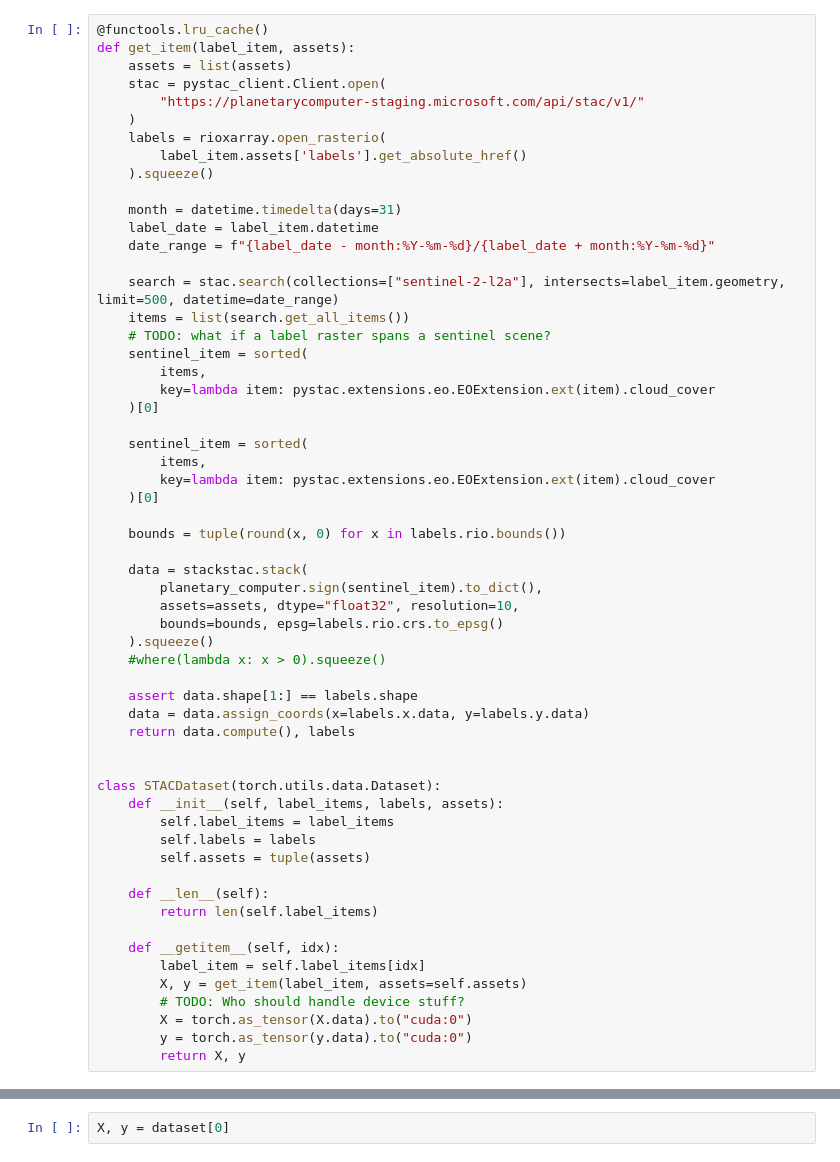
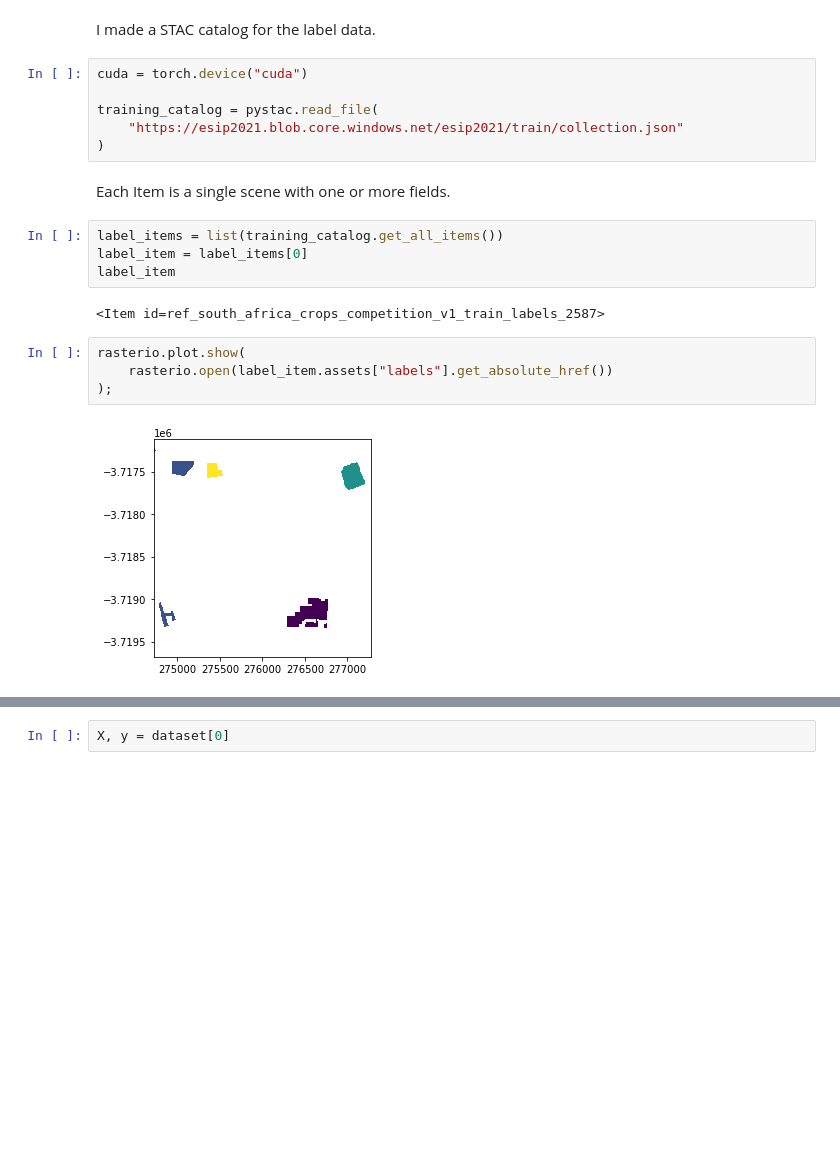
Before and after one commit to TomAugspurger/esip-summer-2021-geospatial-ml, a Jupyter notebook: dataset.ipynb, the cells around one changed output, grey strips where cells are left out. Cells and saved outputs as stored; diff of their text form; blank space fills up the shorter version.

```diff
--- a/dataset.ipynb
+++ b/dataset.ipynb
@@ -35,58 +20,22 @@ labels
-# %%
-@functools.lru_cache()
-def get_item(label_item, assets):
-    assets = list(assets)
-    stac = pystac_client.Client.open(
-        "https://planetarycomputer-staging.microsoft.com/api/stac/v1/"
-    )
-    labels = rioxarray.open_rasterio(
-        label_item.assets['labels'].get_absolute_href()
-    ).squeeze()
-
-    month = datetime.timedelta(days=31)
-    label_date = label_item.datetime
-    date_range = f"{label_date - month:%Y-%m-%d}/{label_date + month:%Y-%m-%d}"
-
-    search = stac.search(collections=["sentinel-2-l2a"], intersects=label_item.geometry, limit=500, datetime=date_range)
-    items = list(search.get_all_items())
-    # TODO: what if a label raster spans a sentinel scene?
-    sentinel_item = sorted(
-        items,
-        key=lambda item: pystac.extensions.eo.EOExtension.ext(item).cloud_cover
-    )[0]
-
-    sentinel_item = sorted(
-        items,
-        key=lambda item: pystac.extensions.eo.EOExtension.ext(item).cloud_cover
-    )[0]
-
-    bounds = tuple(round(x, 0) for x in labels.rio.bounds())
-
-    data = stackstac.stack(
-        planetary_computer.sign(sentinel_item).to_dict(),
-        assets=assets, dtype="float32", resolution=10,
-        bounds=bounds, epsg=labels.rio.crs.to_epsg()
-    ).squeeze()
-    #where(lambda x: x > 0).squeeze()
-
-    assert data.shape[1:] == labels.shape
-    data = data.assign_coords(x=labels.x.data, y=labels.y.data)
-    return data.compute(), labels
-
-
-class STACDataset(torch.utils.data.Dataset):
-    def __init__(self, label_items, labels, assets):
-        self.label_items = label_items
-        self.labels = labels
-        self.assets = tuple(assets)
-
-    def __len__(self):
-        return len(self.label_items)
-
-    def __getitem__(self, idx):
-        label_item = self.label_items[idx]
-        X, y = get_item(label_item, assets=self.assets)
-        # TODO: Who should handle device stuff?
-        X = torch.as_tensor(X.data).to("cuda:0")
-        y = torch.as_tensor(y.data).to("cuda:0")
-        return X, y
+# %% [markdown]
+I made a STAC catalog for the label data.
+# %%
+cuda = torch.device("cuda")
+
+training_catalog = pystac.read_file(
+    "https://esip2021.blob.core.windows.net/esip2021/train/collection.json"
+)
+# %% [markdown]
+Each Item is a single scene with one or more fields.
+# %%
+label_items = list(training_catalog.get_all_items())
+label_item = label_items[0]
+label_item
+# %% [output]
+<Item id=ref_south_africa_crops_competition_v1_train_labels_2587>
+# %%
+rasterio.plot.show(
+    rasterio.open(label_item.assets["labels"].get_absolute_href())
+);
+# %% [output]
+[figure, added]
```
Also changed, not shown: parts of 21 cells of this notebook.
